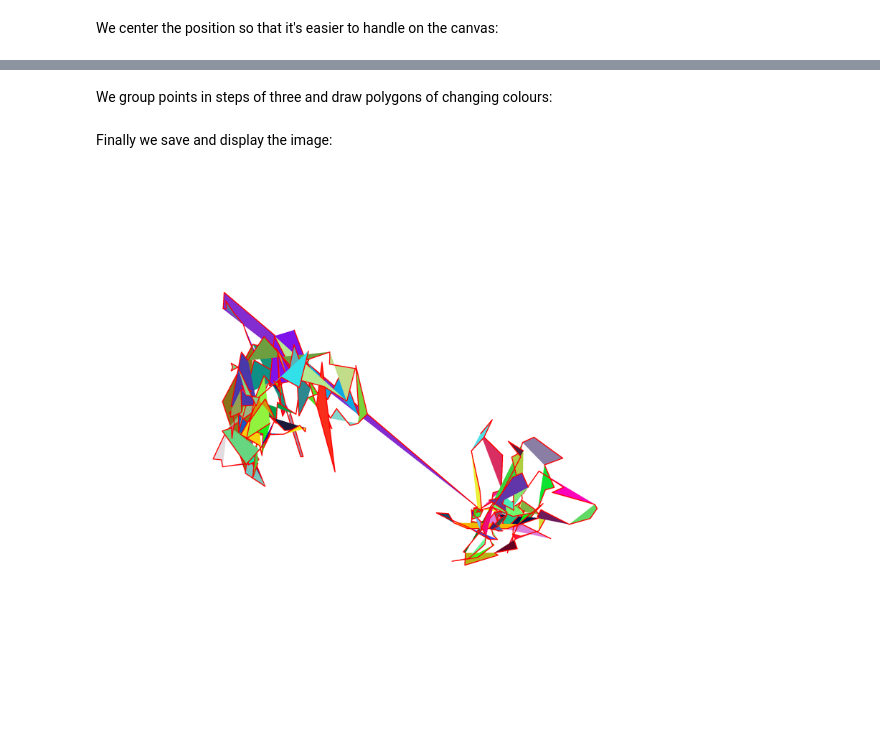
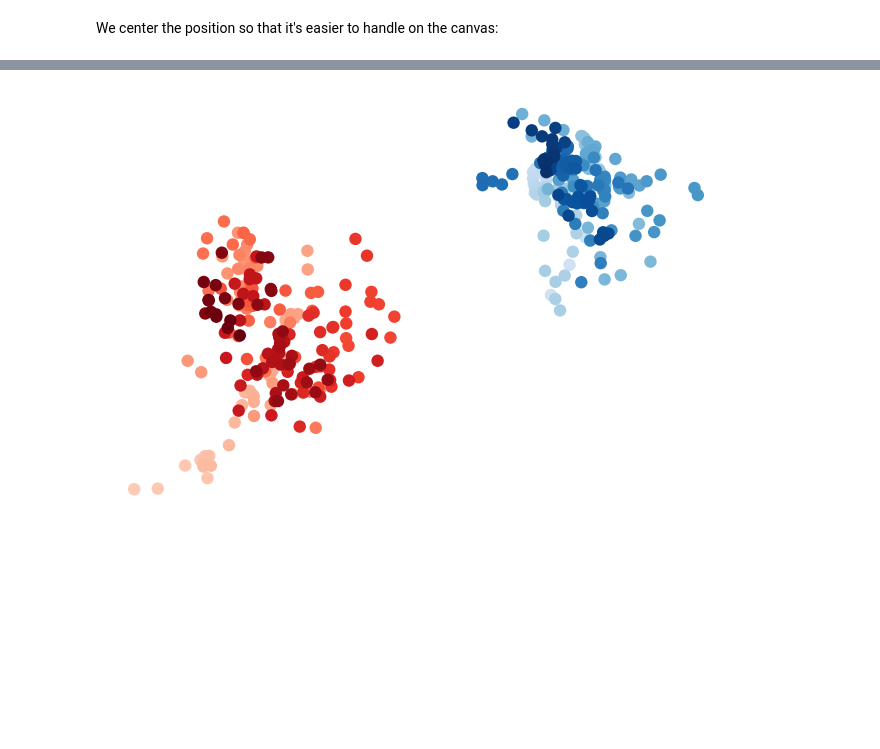
Before and after one commit to guiwitz/CAS_AICP_M4, a Jupyter notebook: 05-YOLO.ipynb, the cells around one changed output, grey strips where cells are left out. Drawn from its saved outputs; the diff is of its cells as text; code cells hidden in the pictures; blank space fills up the shorter version.

```diff
--- a/05-YOLO.ipynb
+++ b/05-YOLO.ipynb
@@ -211,7 +213,3 @@ hand1 = pd.read_csv('hand1.csv').values
 hand2 = pd.read_csv('hand2.csv').values
 # %% [markdown]
 We center the position so that it's easier to handle on the canvas:
-# %%
-hand_mean = 0.5 * (hand1.mean(axis=0) +  hand2.mean(axis=0))
-hand1 = hand1 - hand_mean
-hand2 = hand2 - hand_mean
@@ -231,2 +215,0 @@ t.pencolor((1,0,0))
-# %% [markdown]
-We group points in steps of three and draw polygons of changing colours:
@@ -252,2 +215,0 @@ turtle.update()
-# %% [markdown]
-Finally we save and display the image:
@@ -263,4 +216,15 @@ im.save('output/hand_drawing.png')
-# %%
-im
-# %% [output]
-[figure, removed]
+# %%
+import matplotlib.pyplot as plt
+
+# COCO keypoints: 9 = left wrist (hand1), 10 = right wrist (hand2)
+fig, ax = plt.subplots(figsize=(8, 6))
+for hand, cmap in [(hand1, 'Blues'), (hand2, 'Reds')]:
+    time = np.linspace(0.2, 1, len(hand))
+    ax.scatter(hand[:, 0], hand[:, 1], c=time, cmap=cmap, vmin=0, vmax=1, s=80, edgecolors='none')
+
+ax.invert_yaxis()
+ax.set_aspect('equal')
+ax.axis('off')
+plt.show()
+# %% [output]
+[figure, added]
```
Also changed, not shown: parts of 22 cells of this notebook.
